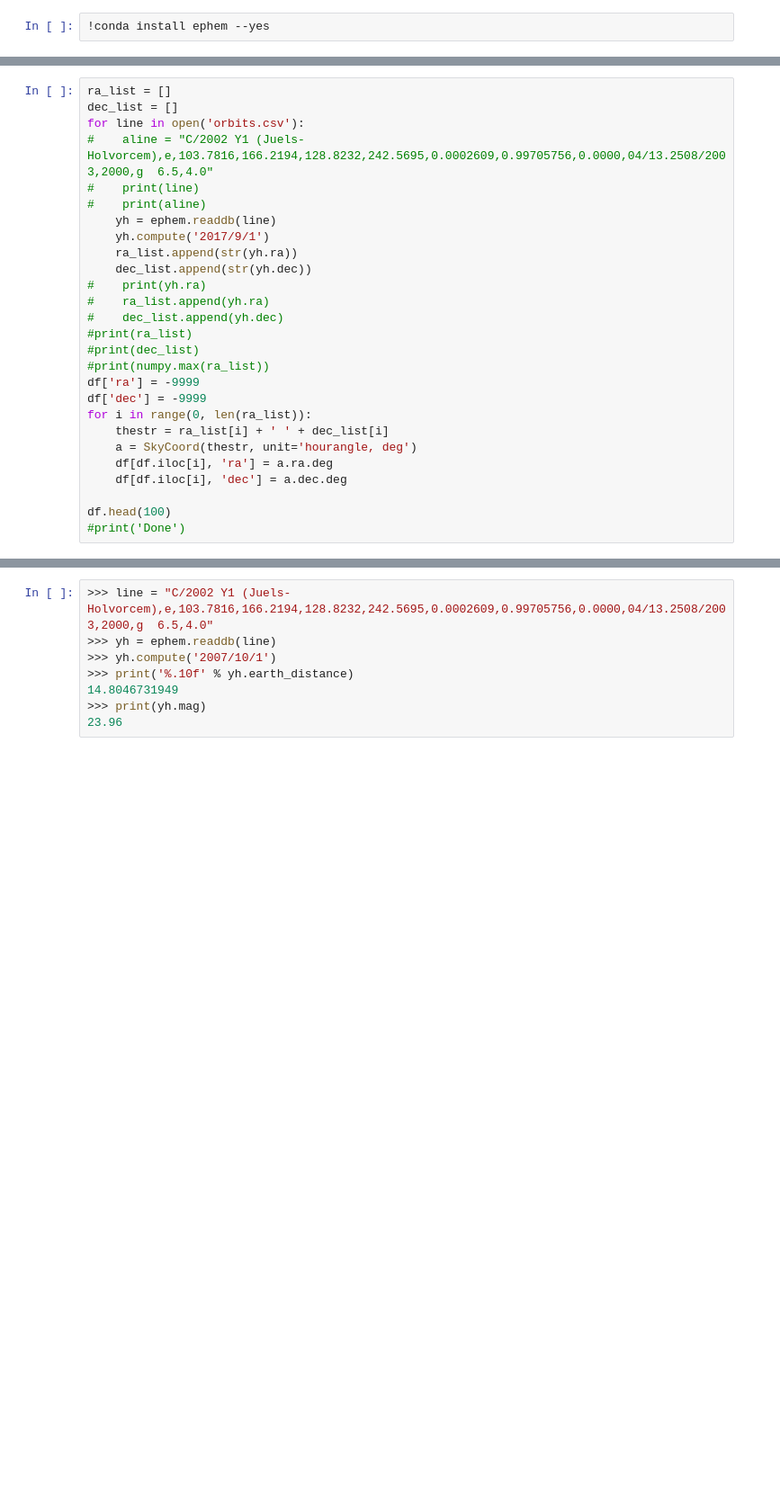
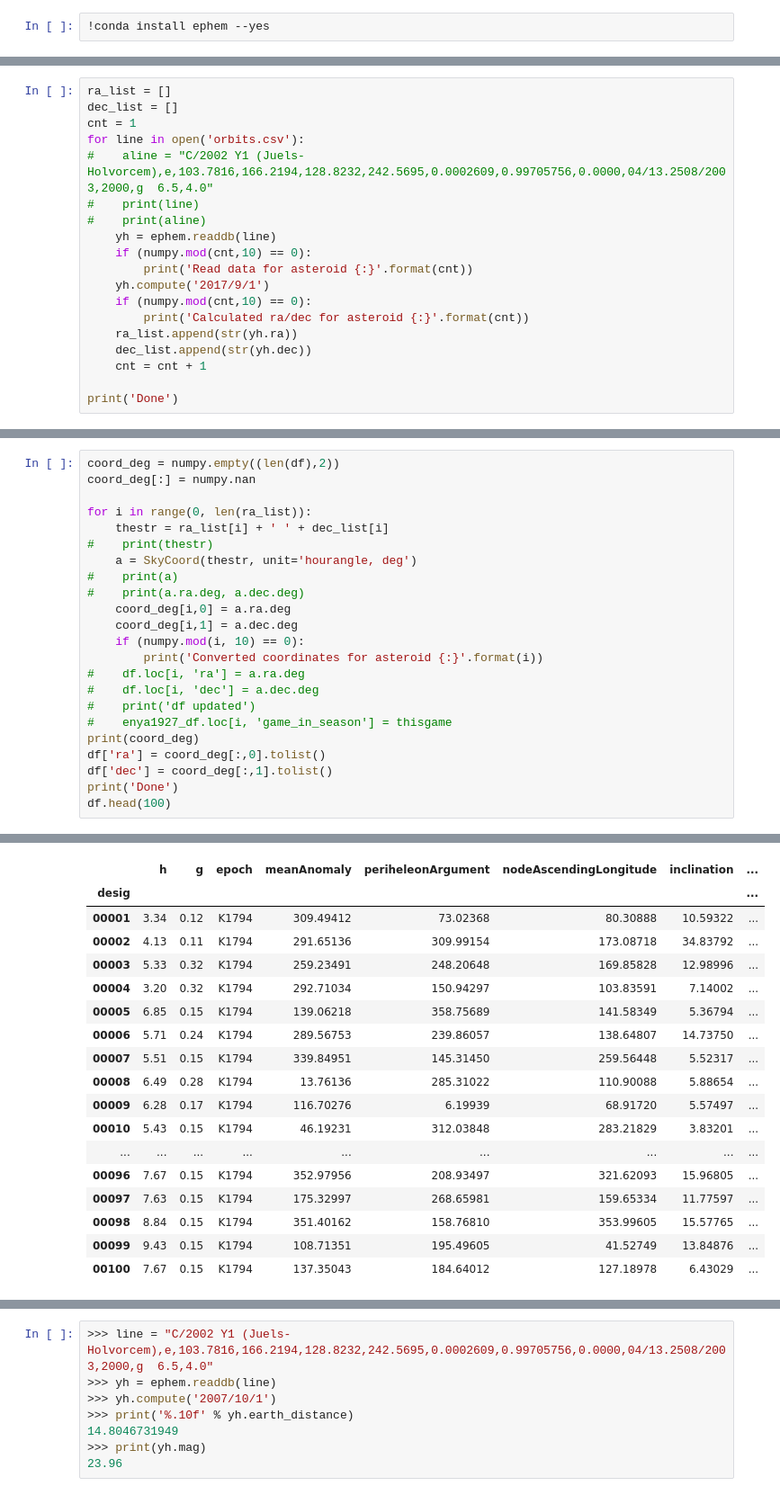
Before and after one commit to raddick/ephemerize, a Jupyter notebook: ephemerize.ipynb, the cells around one changed output, grey strips where cells are left out. Shown at 90% size. Cells and saved outputs as stored; diff of their text form; blank space fills up the shorter version.

```diff
--- a/ephemerize.ipynb
+++ b/ephemerize.ipynb
@@ -106,28 +108,20 @@ Done
 # %%
 ra_list = []
 dec_list = []
+cnt = 1
 for line in open('orbits.csv'):
 #    aline = "C/2002 Y1 (Juels-Holvorcem),e,103.7816,166.2194,128.8232,242.5695,0.0002609,0.99705756,0.0000,04/13.2508/2003,2000,g  6.5,4.0"
 #    print(line)
 #    print(aline)
     yh = ephem.readdb(line)
+    if (numpy.mod(cnt,10) == 0):
+        print('Read data for asteroid {:}'.format(cnt))
     yh.compute('2017/9/1')
+    if (numpy.mod(cnt,10) == 0):
+        print('Calculated ra/dec for asteroid {:}'.format(cnt))
     ra_list.append(str(yh.ra))
     dec_list.append(str(yh.dec))
-#    print(yh.ra)
-#    ra_list.append(yh.ra)
-#    dec_list.append(yh.dec)
-#print(ra_list)
-#print(dec_list)
-#print(numpy.max(ra_list))
-df['ra'] = -9999
-df['dec'] = -9999
-for i in range(0, len(ra_list)):
-    thestr = ra_list[i] + ' ' + dec_list[i]
-    a = SkyCoord(thestr, unit='hourangle, deg')
-    df[df.iloc[i], 'ra'] = a.ra.deg
-    df[df.iloc[i], 'dec'] = a.dec.deg
+    cnt = cnt + 1
 
-df.head(100)
-#print('Done')
+print('Done')
 # %% [output]
@@ -134,0 +145,24 @@ TypeError: 'Series' objects are mutable, thus they cannot be hashed
+# %%
+coord_deg = numpy.empty((len(df),2))
+coord_deg[:] = numpy.nan
+
+for i in range(0, len(ra_list)):
+    thestr = ra_list[i] + ' ' + dec_list[i]
+#    print(thestr)
+    a = SkyCoord(thestr, unit='hourangle, deg')
+#    print(a)
+#    print(a.ra.deg, a.dec.deg)
+    coord_deg[i,0] = a.ra.deg
+    coord_deg[i,1] = a.dec.deg
+    if (numpy.mod(i, 10) == 0):
+        print('Converted coordinates for asteroid {:}'.format(i))
+#    df.loc[i, 'ra'] = a.ra.deg
+#    df.loc[i, 'dec'] = a.dec.deg
+#    print('df updated')
+#    enya1927_df.loc[i, 'game_in_season'] = thisgame
+print(coord_deg)
+df['ra'] = coord_deg[:,0].tolist()
+df['dec'] = coord_deg[:,1].tolist()
+print('Done')
+df.head(100)
+# %% [output]
@@ -134,0 +189,18 @@ TypeError: 'Series' objects are mutable, thus they cannot be hashed
+|  | h | g | epoch | meanAnomaly | periheleonArgument | nodeAscendingLongitude | inclination | ... |
+| desig |  |  |  |  |  |  |  | ... |
+| 00001 | 3.34 | 0.12 | K1794 | 309.49412 | 73.02368 | 80.30888 | 10.59322 | ... |
+| 00002 | 4.13 | 0.11 | K1794 | 291.65136 | 309.99154 | 173.08718 | 34.83792 | ... |
+| 00003 | 5.33 | 0.32 | K1794 | 259.23491 | 248.20648 | 169.85828 | 12.98996 | ... |
+| 00004 | 3.20 | 0.32 | K1794 | 292.71034 | 150.94297 | 103.83591 | 7.14002 | ... |
+| 00005 | 6.85 | 0.15 | K1794 | 139.06218 | 358.75689 | 141.58349 | 5.36794 | ... |
+| 00006 | 5.71 | 0.24 | K1794 | 289.56753 | 239.86057 | 138.64807 | 14.73750 | ... |
+| 00007 | 5.51 | 0.15 | K1794 | 339.84951 | 145.31450 | 259.56448 | 5.52317 | ... |
+| 00008 | 6.49 | 0.28 | K1794 | 13.76136 | 285.31022 | 110.90088 | 5.88654 | ... |
+| 00009 | 6.28 | 0.17 | K1794 | 116.70276 | 6.19939 | 68.91720 | 5.57497 | ... |
+| 00010 | 5.43 | 0.15 | K1794 | 46.19231 | 312.03848 | 283.21829 | 3.83201 | ... |
+| ... | ... | ... | ... | ... | ... | ... | ... | ... |
+| 00096 | 7.67 | 0.15 | K1794 | 352.97956 | 208.93497 | 321.62093 | 15.96805 | ... |
+| 00097 | 7.63 | 0.15 | K1794 | 175.32997 | 268.65981 | 159.65334 | 11.77597 | ... |
+| 00098 | 8.84 | 0.15 | K1794 | 351.40162 | 158.76810 | 353.99605 | 15.57765 | ... |
+| 00099 | 9.43 | 0.15 | K1794 | 108.71351 | 195.49605 | 41.52749 | 13.84876 | ... |
+| 00100 | 7.67 | 0.15 | K1794 | 137.35043 | 184.64012 | 127.18978 | 6.43029 | ... |
```
Also changed, not shown: parts of 7 cells of this notebook.
